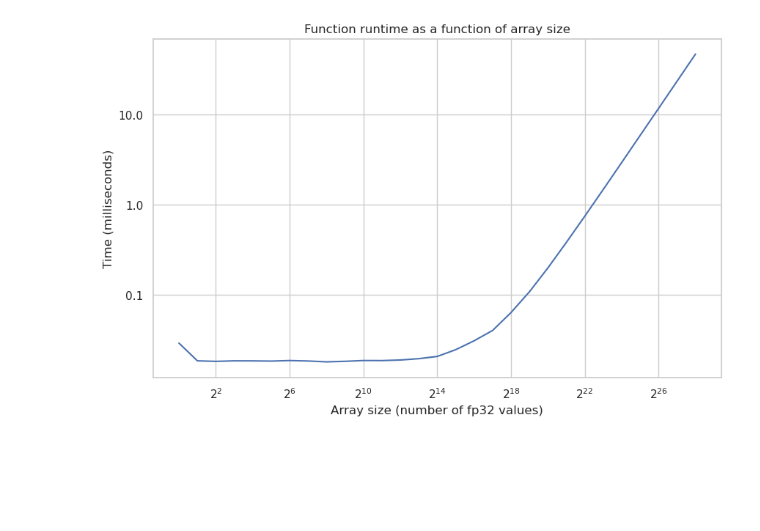
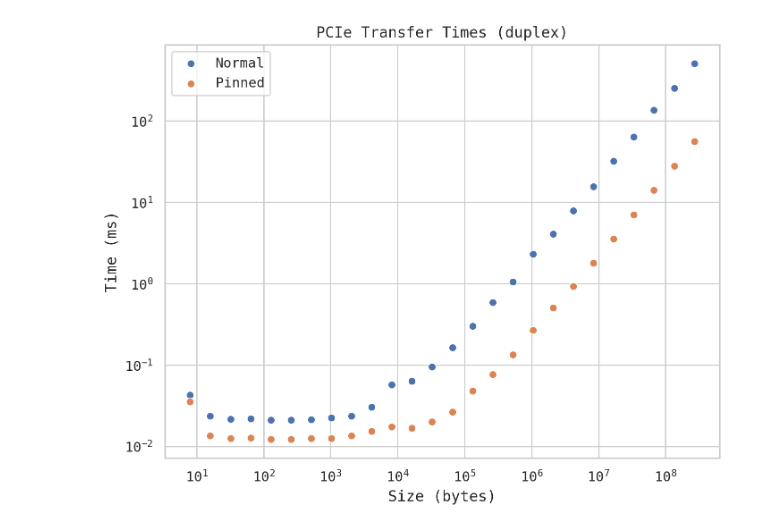
Before and after one commit to siboehm/bench, a Jupyter notebook: gpu/pcie/pcie_vis.ipynb, the cells around one changed output. Saved outputs shown, nothing was run; the diff lists cells and outputs as text; code cells hidden in the pictures; blank space fills up the shorter version.

```diff
--- a/gpu/pcie/pcie_vis.ipynb
+++ b/gpu/pcie/pcie_vis.ipynb
@@ -1,8 +1,12 @@
 # %%
 import pandas as pd
 import seaborn as sns
+import matplotlib
 import matplotlib.pyplot as plt
 from matplotlib.ticker import ScalarFormatter
 
 sns.set(style="whitegrid")
+matplotlib.rcParams["font.family"] = "monospace"
+matplotlib.rcParams["figure.dpi"] = 200
+plt.rcParams["savefig.facecolor"] = "white"
 # %%
@@ -19,17 +26,19 @@ df.head()
-# %%
-plt.figure(figsize=(10, 6))
-ax = sns.lineplot(x='Size', y='Time_ms', data=df)
-ax.set_xscale('log', base=2)
-ax.set_yscale('log', base=10)
-ax.set_xlabel('Array size (number of fp32 values)')
-ax.set_ylabel('Time (milliseconds)')
-ax.set_title('Function runtime as a function of array size')
-ax.yaxis.set_major_formatter(ScalarFormatter(useMathText=False))
-plt.show()
-# g = sns.lineplot(x="Size", y="Time", data=df)
-# g.set(xscale='log')
-# g.set(yscale='log')
-# g.set(xticks=df['Size'].unique())
-# g.set(xticklabels=df['Size'].unique())
-# %% [output]
-[figure, removed]
+# %%
+# Create the plot
+fig, ax = plt.subplots(figsize=(8, 6))
+sns.scatterplot(x='Size', y='Time_ms', data=df_normal, label='Normal', ax=ax)
+sns.scatterplot(x='Size', y='Time_ms', data=df_pinned, label='Pinned', ax=ax)
+
+# Set the axis labels and title
+plt.xlabel('Size (bytes)')
+plt.ylabel('Time (ms)')
+plt.title('PCIe Transfer Times (duplex)')
+
+# Set the axis scales to log
+ax.set(xscale="log", yscale="log")
+
+# Show the plot
+plt.savefig('pcie.png')
+plt.show()
+# %% [output]
+[figure, added]
```
Also changed, not shown: parts of 1 cell of this notebook, 3 other files.
